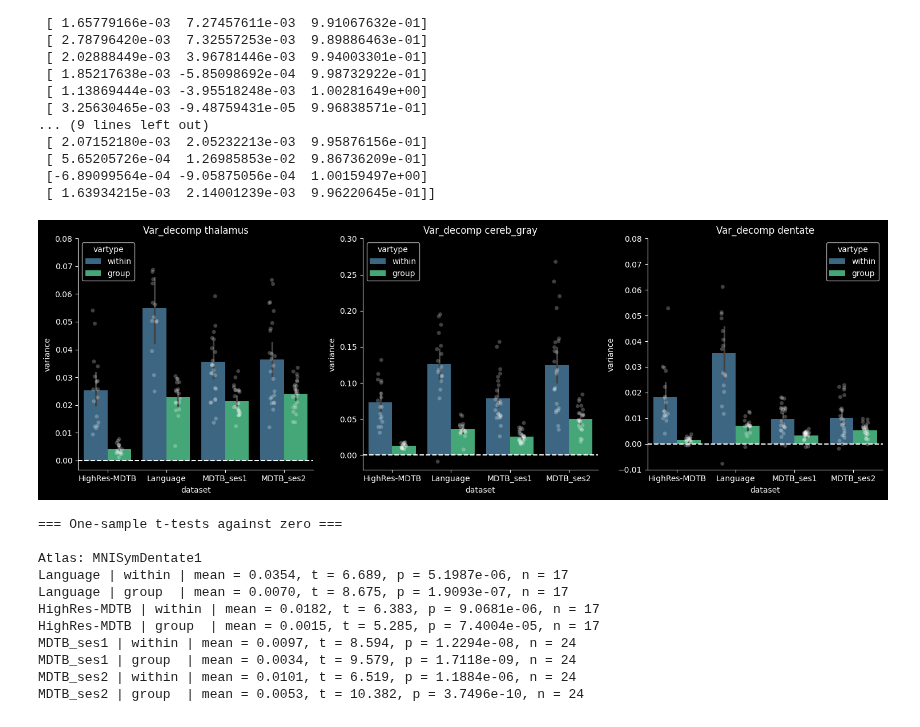
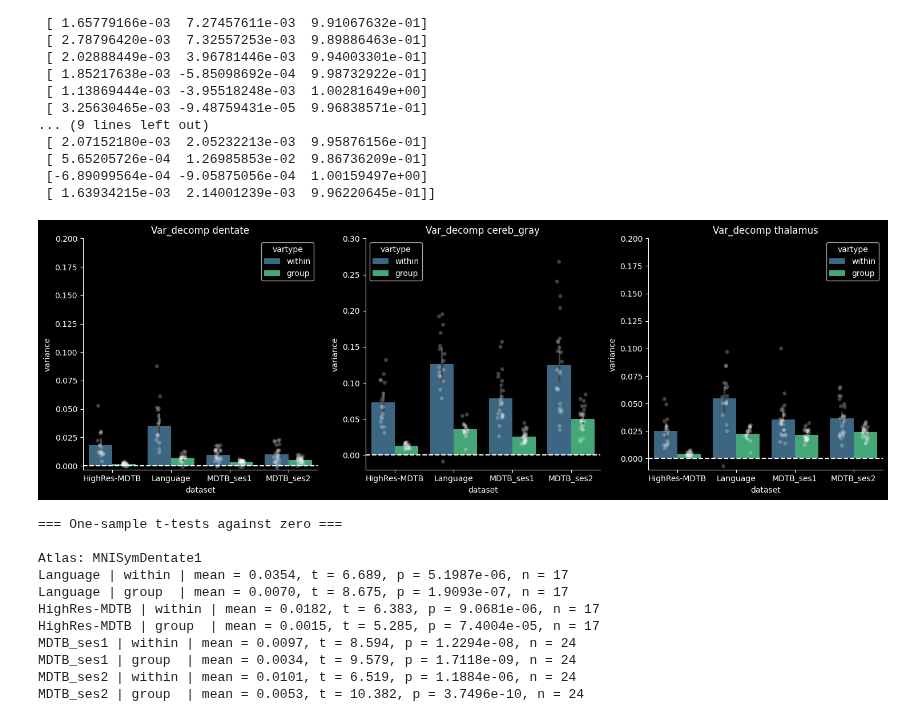
Before and after one commit to DiedrichsenLab/Pontine7T, a Jupyter notebook: notebooks/var_decomp.ipynb, the cells around one changed output. Saved outputs shown, nothing was run; the diff lists cells and outputs as text; code cells hidden in the pictures.

```diff
--- a/notebooks/var_decomp.ipynb
+++ b/notebooks/var_decomp.ipynb
@@ -130,7 +130,7 @@ plt.figure(figsize=(15, 5))
 
 # Thalamus
 plt.subplot(1, 3, 1)
-X = T[T.atlas == 'MNISymThalamus1']
+X = T[T.atlas == 'MNISymDentate1']
 ax = sns.barplot(data=X, x='dataset', y='variance', hue='vartype',
                  order=['HighRes-MDTB', 'Language', 'MDTB_ses1', 'MDTB_ses2'],
                  hue_order=['within', 'group'], palette='viridis')
@@ -139,45 +139,45 @@ sns.stripplot(data=X, x='dataset', y='variance', hue='vartype',
               hue_order=['within', 'group'], palette=pal, alpha=0.25, jitter=0.1,
               dodge=True, legend=False)
 ax.axhline(0, color='white', linestyle='--')
-ax.set_ylim(-0.0033, 0.08)
-ax.set_title("Var_decomp thalamus")
+ax.set_ylim(-0.0033, 0.2)
+ax.set_title("Var_decomp dentate")
 
 # Cerebellar Gray
 plt.subplot(1, 3, 2)
 X = T[T.atlas == 'MNISymCereb2']
 ax = sns.barplot(data=X, x='dataset', y='variance', hue='vartype',
                  order=['HighRes-MDTB', 'Language', 'MDTB_ses1', 'MDTB_ses2'],
                  hue_order=['within', 'group'], palette='viridis')
 sns.stripplot(data=X, x='dataset', y='variance', hue='vartype',
               order=['HighRes-MDTB', 'Language', 'MDTB_ses1', 'MDTB_ses2'],
               hue_order=['within', 'group'], palette=pal, alpha=0.25, jitter=0.1,
               dodge=True, legend=False)
 plt.axhline(0, color='white', linestyle='--')
 ax.set_ylim(-0.02, 0.3)
 ax.set_title("Var_decomp cereb_gray")
 
 # Dentate Nucleus (example third plot)
 plt.subplot(1, 3, 3)
-X = T[T.atlas == 'MNISymDentate1']  # Change this to match your dentate label
+X = T[T.atlas == 'MNISymThalamus1']  # Change this to match your dentate label
 ax = sns.barplot(data=X, x='dataset', y='variance', hue='vartype',
                  order=['HighRes-MDTB', 'Language', 'MDTB_ses1', 'MDTB_ses2'],
                  hue_order=['within', 'group'], palette='viridis')
 sns.stripplot(data=X, x='dataset', y='variance', hue='vartype',
               order=['HighRes-MDTB', 'Language', 'MDTB_ses1', 'MDTB_ses2'],
               hue_order=['within', 'group'], palette=pal, alpha=0.25, jitter=0.1,
               dodge=True, legend=False)
 plt.axhline(0, color='white', linestyle='--')
-ax.set_ylim(-0.01, 0.08)  # Adjust as needed
-ax.set_title("Var_decomp dentate")
+ax.set_ylim(-0.01, 0.2)  # Adjust as needed
+ax.set_title("Var_decomp thalamus")
 
 plt.tight_layout()
 plt.show()
 
 
 
 #recall that the height of the bars is the MEAN of the subject group + individual values in the .tsv file
 # %% [output]
-[figure, old version]
+[figure, new version]
 # %%
 datasets = T['dataset'].unique()
 atlases = T['atlas'].unique()
```
Also changed, not shown: 4 other files.
